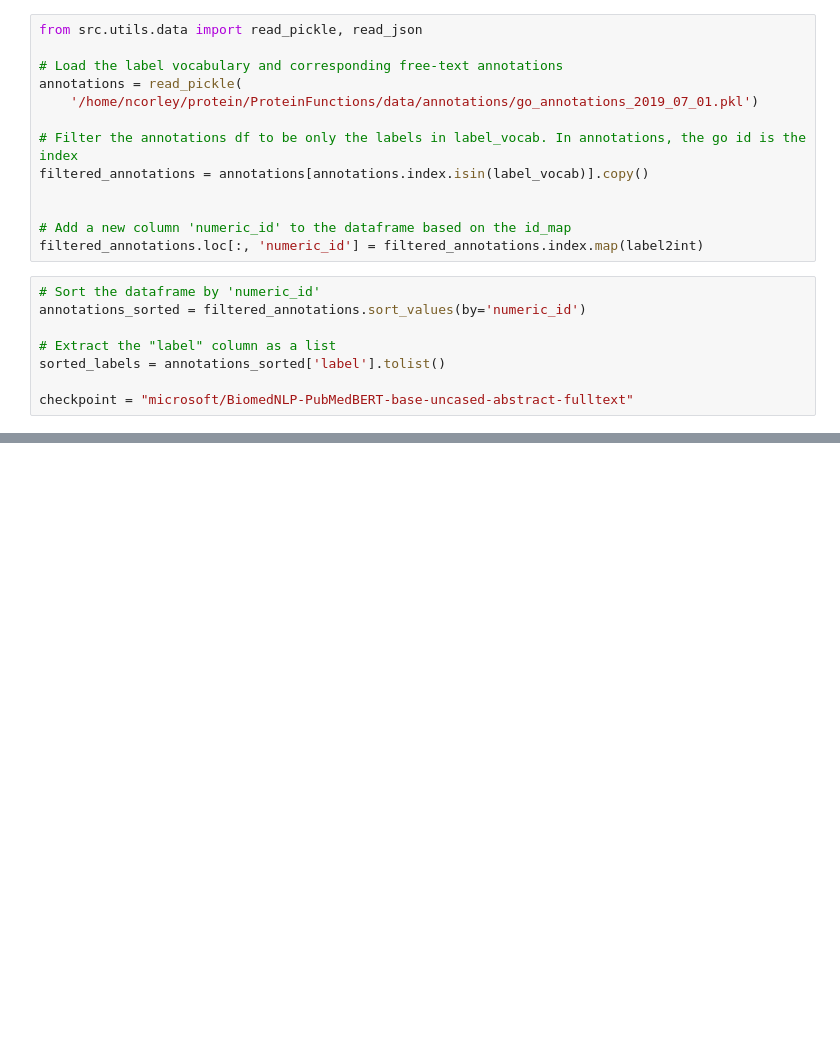
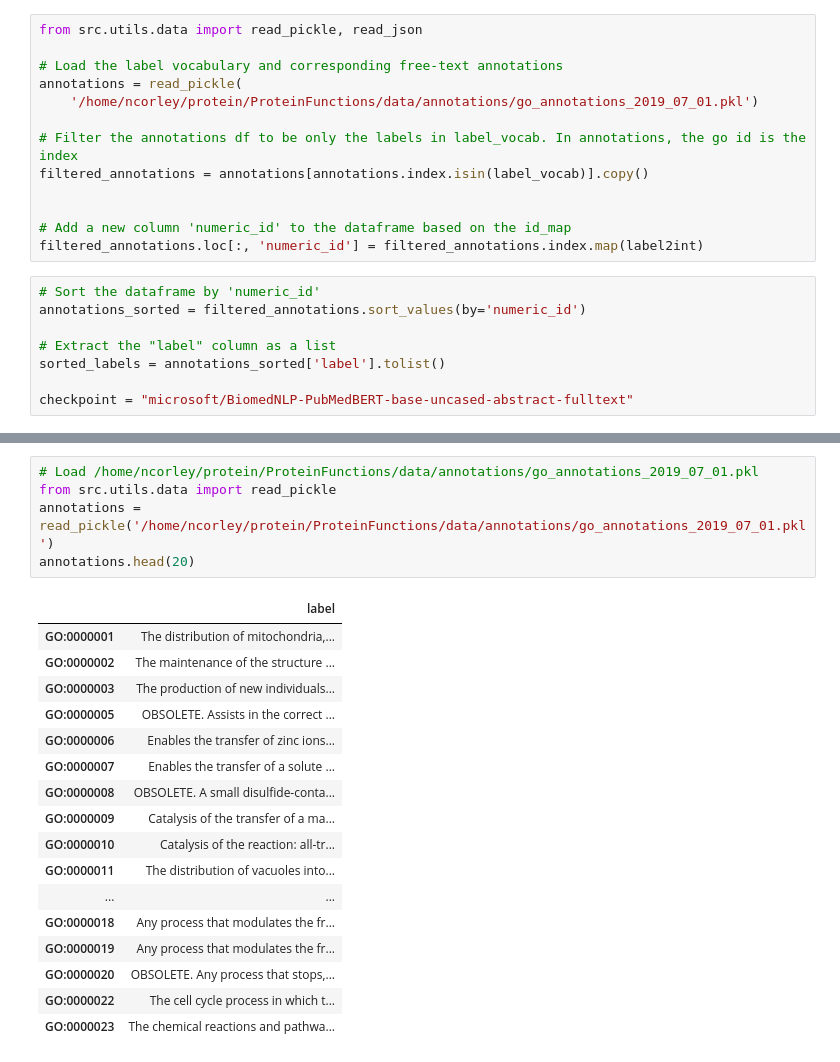
Before and after one commit to microsoft/protnote, a Jupyter notebook: notebooks/test_embeddings.ipynb, the cells around one changed output, grey strips where cells are left out. Cells and saved outputs as stored; diff of their text form; blank space fills up the shorter version.

```diff
--- a/notebooks/test_embeddings.ipynb
+++ b/notebooks/test_embeddings.ipynb
@@ -375,0 +390,23 @@ Error:
+# %%
+# Load /home/ncorley/protein/ProteinFunctions/data/annotations/go_annotations_2019_07_01.pkl
+from src.utils.data import read_pickle
+annotations = read_pickle('/home/ncorley/protein/ProteinFunctions/data/annotations/go_annotations_2019_07_01.pkl')
+annotations.head(20)
+# %% [output]
+|  | label |
+| GO:0000001 | The distribution of mitochondria,... |
+| GO:0000002 | The maintenance of the structure ... |
+| GO:0000003 | The production of new individuals... |
+| GO:0000005 | OBSOLETE. Assists in the correct ... |
+| GO:0000006 | Enables the transfer of zinc ions... |
+| GO:0000007 | Enables the transfer of a solute ... |
+| GO:0000008 | OBSOLETE. A small disulfide-conta... |
+| GO:0000009 | Catalysis of the transfer of a ma... |
+| GO:0000010 | Catalysis of the reaction: all-tr... |
+| GO:0000011 | The distribution of vacuoles into... |
+| ... | ... |
+| GO:0000018 | Any process that modulates the fr... |
+| GO:0000019 | Any process that modulates the fr... |
+| GO:0000020 | OBSOLETE. Any process that stops,... |
+| GO:0000022 | The cell cycle process in which t... |
+| GO:0000023 | The chemical reactions and pathwa... |
```
Also changed, not shown: parts of 16 cells of this notebook, 16 other files.
